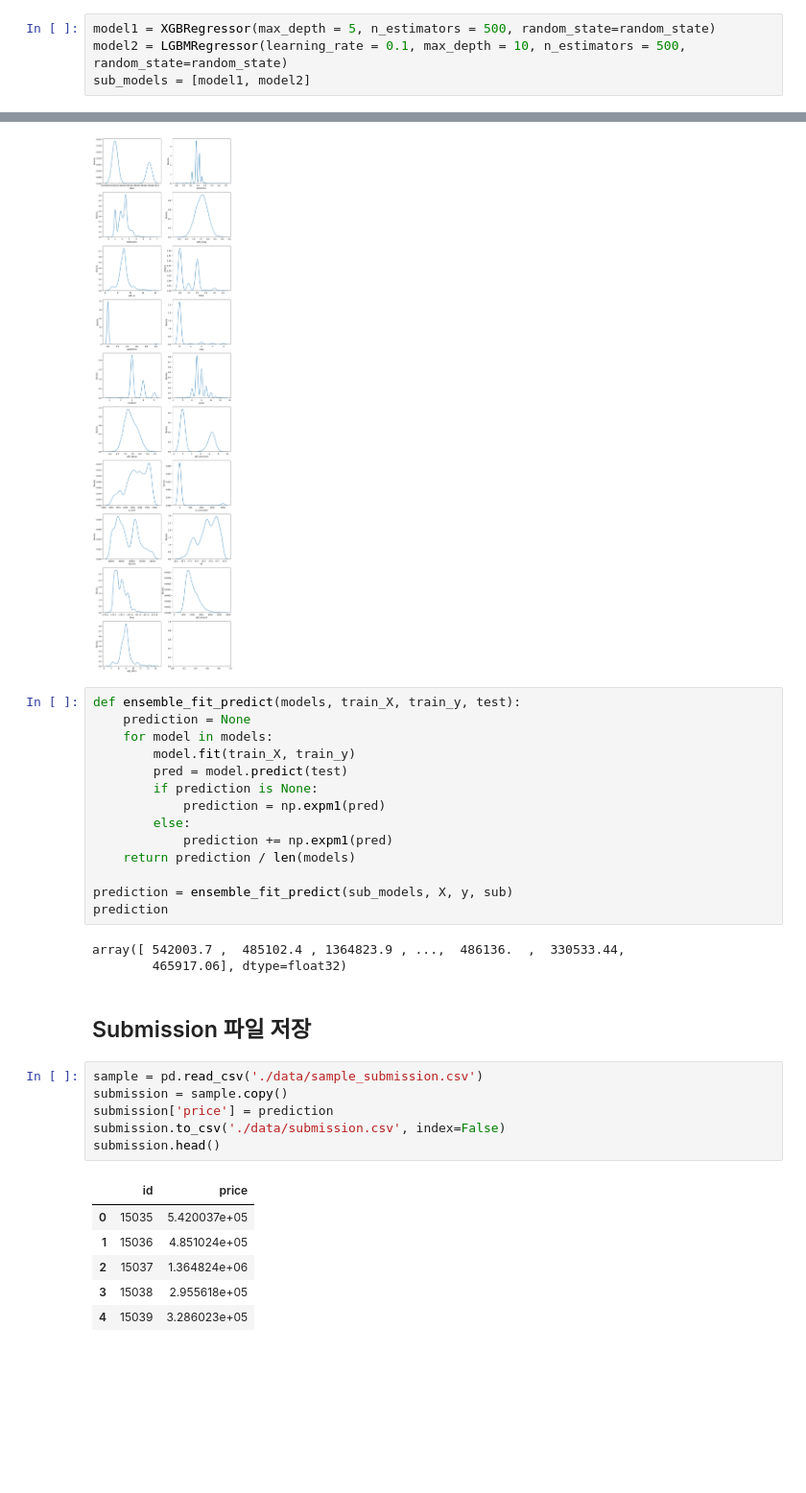
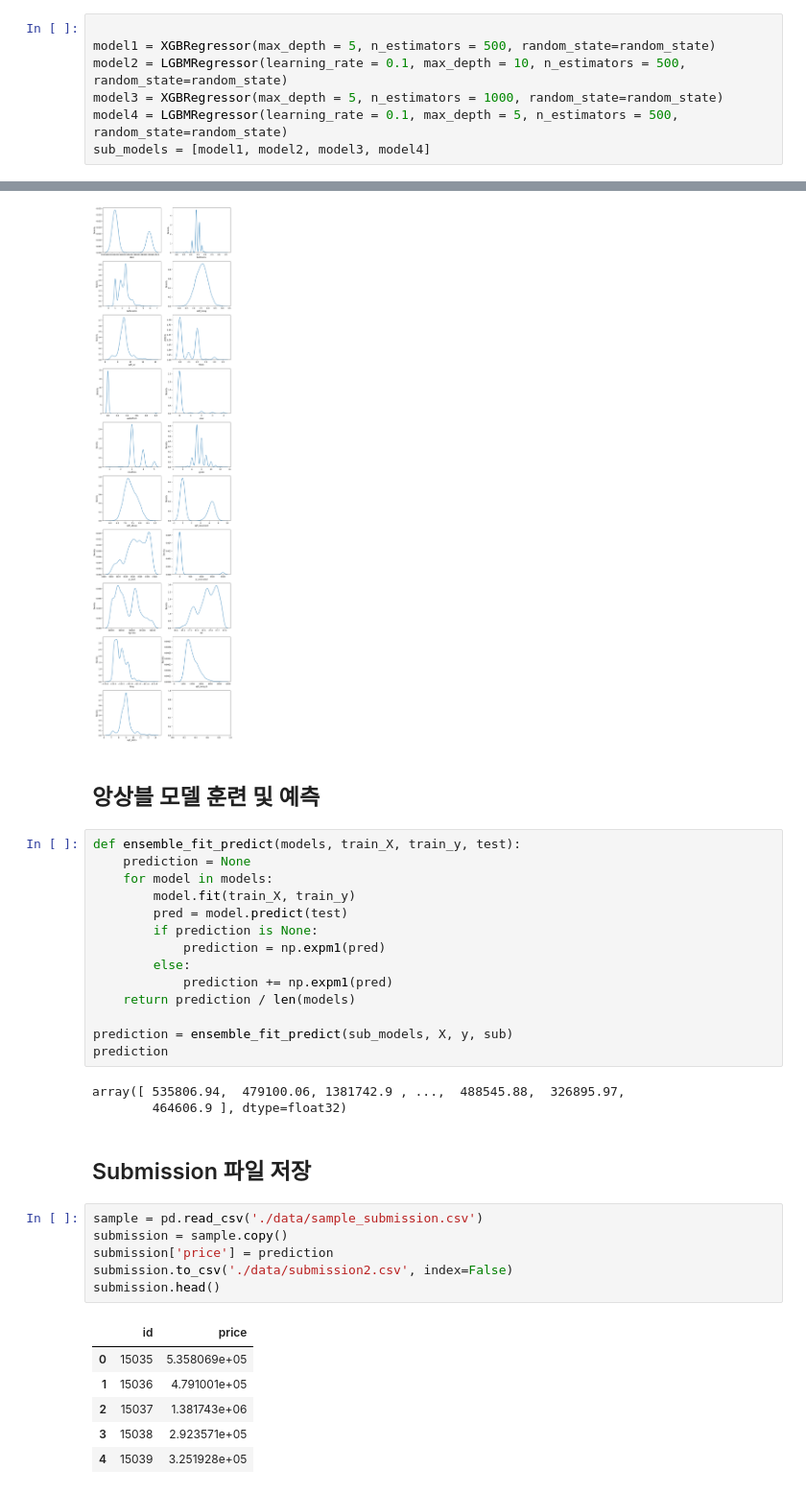
Before and after one commit to yoonseok-eo/AIFFEL, a Jupyter notebook: Ex04_QUEST/ex04_project.ipynb, the cells around one changed output, grey strips where cells are left out. Shown at 96% size. Drawn from its saved outputs; the diff is of its cells as text; blank space fills up the shorter version.

```diff
--- a/Ex04_QUEST/ex04_project.ipynb
+++ b/Ex04_QUEST/ex04_project.ipynb
@@ -162,7 +164,10 @@ results.head()
 # %%
+
 model1 = XGBRegressor(max_depth = 5, n_estimators = 500, random_state=random_state)
 model2 = LGBMRegressor(learning_rate = 0.1, max_depth = 10, n_estimators = 500, random_state=random_state)
-sub_models = [model1, model2]
+model3 = XGBRegressor(max_depth = 5, n_estimators = 1000, random_state=random_state)
+model4 = LGBMRegressor(learning_rate = 0.1, max_depth = 5, n_estimators = 500, random_state=random_state)
+sub_models = [model1, model2, model3, model4]
 # %% [markdown]
 ## submission 데이터 전처리
 # %%
@@ -177,6 +182,8 @@ show_kdeplot(sub)
 # %% [output]
 19 2 10
 [figure]
+# %% [markdown]
+## 앙상블 모델 훈련 및 예측
 # %%
 def ensemble_fit_predict(models, train_X, train_y, test):
     prediction = None
@@ -192,20 +199,20 @@ def ensemble_fit_predict(models, train_X, train_y, test):
 prediction = ensemble_fit_predict(sub_models, X, y, sub)
 prediction
 # %% [output]
-array([ 542003.7 ,  485102.4 , 1364823.9 , ...,  486136.  ,  330533.44,
-        465917.06], dtype=float32)
+array([ 535806.94,  479100.06, 1381742.9 , ...,  488545.88,  326895.97,
+        464606.9 ], dtype=float32)
 # %% [markdown]
 ## Submission 파일 저장
 # %%
 sample = pd.read_csv('./data/sample_submission.csv')
 submission = sample.copy()
 submission['price'] = prediction
-submission.to_csv('./data/submission.csv', index=False)
+submission.to_csv('./data/submission2.csv', index=False)
 submission.head()
 # %% [output]
 |  | id | price |
-| 0 | 15035 | 5.420037e+05 |
-| 1 | 15036 | 4.851024e+05 |
-| 2 | 15037 | 1.364824e+06 |
-| 3 | 15038 | 2.955618e+05 |
-| 4 | 15039 | 3.286023e+05 |
+| 0 | 15035 | 5.358069e+05 |
+| 1 | 15036 | 4.791001e+05 |
+| 2 | 15037 | 1.381743e+06 |
+| 3 | 15038 | 2.923571e+05 |
+| 4 | 15039 | 3.251928e+05 |
```
Also changed, not shown: parts of 2 cells of this notebook.
